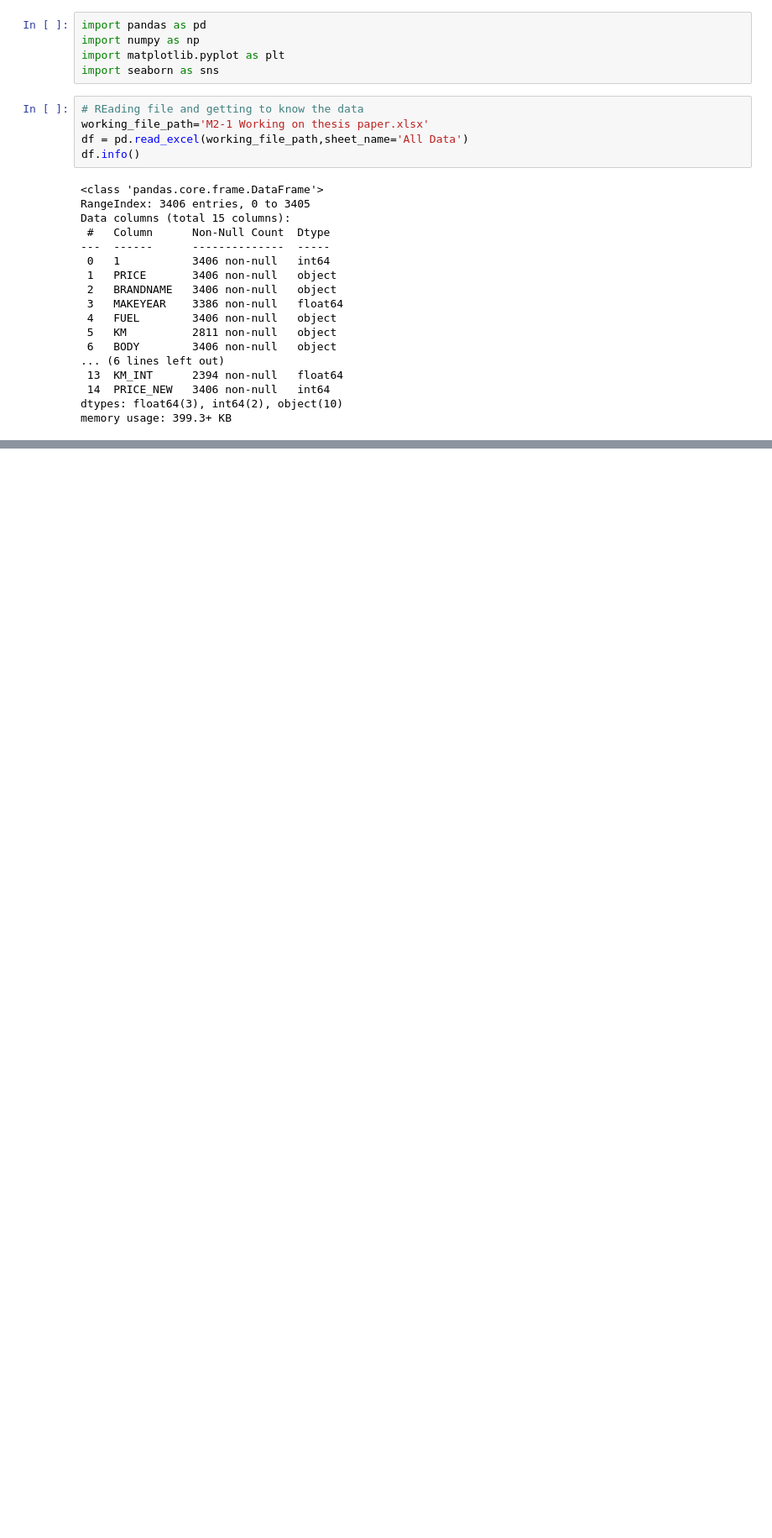
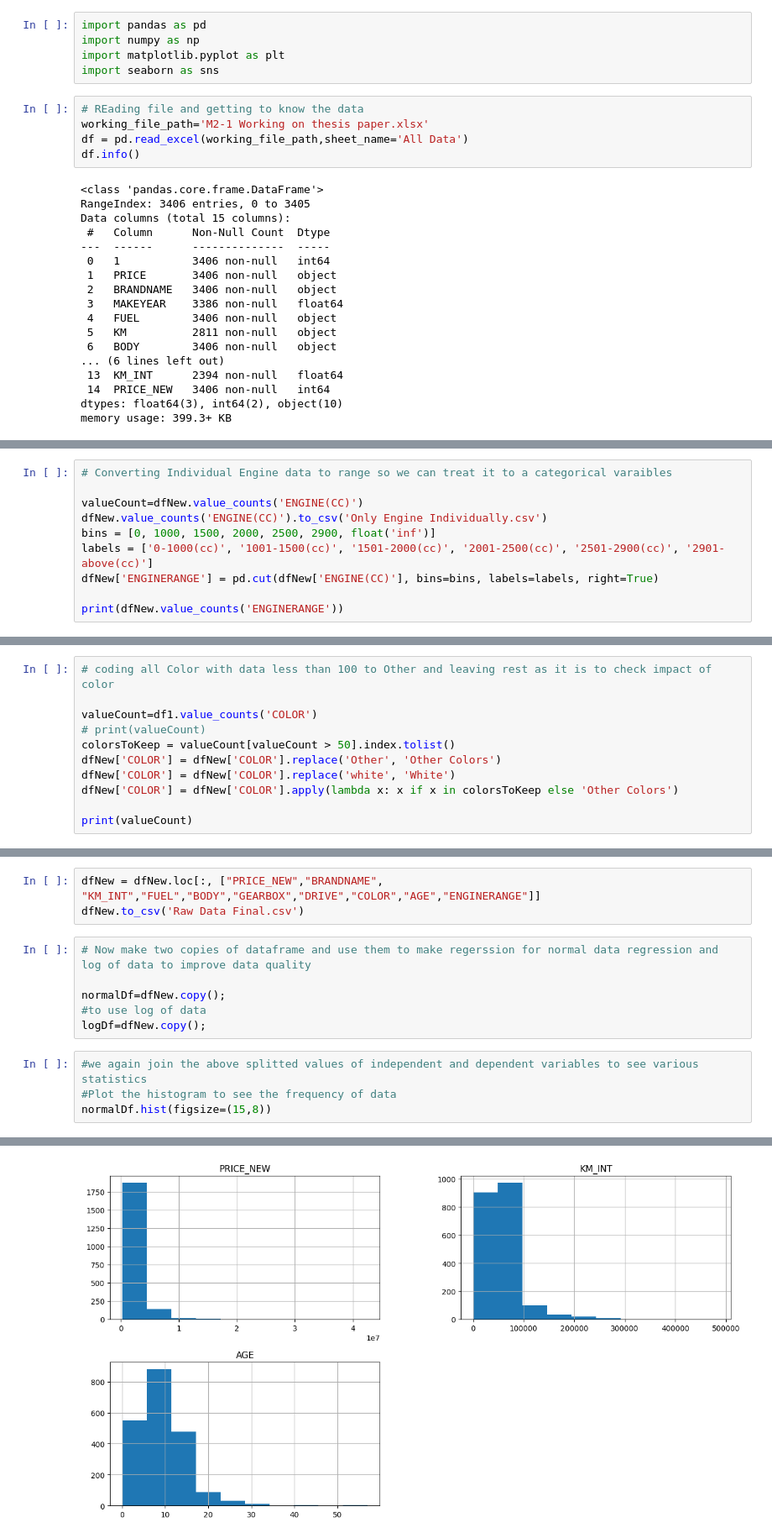
Before and after one commit to saagaar/For-thesis-Final---Scraping-car-data, a Jupyter notebook: thesis work/Preparing-dummy-variables-running-regression.ipynb, the cells around one changed output, grey strips where cells are left out. Shown: that part at 84% size. Cells and saved outputs as stored; diff of their text form; blank space fills up the shorter version.

Commit message:
Completed converting make year with age, converting engine to a range and converting all of these varaibles as dummy variables

```diff
--- a/thesis work/Preparing-dummy-variables-running-regression.ipynb
+++ b/thesis work/Preparing-dummy-variables-running-regression.ipynb
@@ -296,0 +128,10 @@ https://www.youtube.com/watch?v=xu0prYu5e-c&ab_channel=AliNasserEddine
+# %%
+# Converting Individual Engine data to range so we can treat it to a categorical varaibles
+
+valueCount=dfNew.value_counts('ENGINE(CC)')
+dfNew.value_counts('ENGINE(CC)').to_csv('Only Engine Individually.csv')
+bins = [0, 1000, 1500, 2000, 2500, 2900, float('inf')]
+labels = ['0-1000(cc)', '1001-1500(cc)', '1501-2000(cc)', '2001-2500(cc)', '2501-2900(cc)', '2901-above(cc)']
+dfNew['ENGINERANGE'] = pd.cut(dfNew['ENGINE(CC)'], bins=bins, labels=labels, right=True)
+
+print(dfNew.value_counts('ENGINERANGE'))
@@ -296,0 +147,11 @@ https://www.youtube.com/watch?v=xu0prYu5e-c&ab_channel=AliNasserEddine
+# %%
+# coding all Color with data less than 100 to Other and leaving rest as it is to check impact of color
+
+valueCount=df1.value_counts('COLOR')
+# print(valueCount)
+colorsToKeep = valueCount[valueCount > 50].index.tolist()
+dfNew['COLOR'] = dfNew['COLOR'].replace('Other', 'Other Colors')
+dfNew['COLOR'] = dfNew['COLOR'].replace('white', 'White')
+dfNew['COLOR'] = dfNew['COLOR'].apply(lambda x: x if x in colorsToKeep else 'Other Colors')
+
+print(valueCount)
@@ -296,0 +176,14 @@ https://www.youtube.com/watch?v=xu0prYu5e-c&ab_channel=AliNasserEddine
+# %%
+dfNew = dfNew.loc[:, ["PRICE_NEW","BRANDNAME", "KM_INT","FUEL","BODY","GEARBOX","DRIVE","COLOR","AGE","ENGINERANGE"]]
+dfNew.to_csv('Raw Data Final.csv')
+# %%
+# Now make two copies of dataframe and use them to make regerssion for normal data regression and log of data to improve data quality
+
+normalDf=dfNew.copy();
+#to use log of data
+logDf=dfNew.copy();
+# %%
+#we again join the above splitted values of independent and dependent variables to see various statistics
+#Plot the histogram to see the frequency of data
+normalDf.hist(figsize=(15,8))
+# %% [output]
@@ -296,0 +193 @@ https://www.youtube.com/watch?v=xu0prYu5e-c&ab_channel=AliNasserEddine
+[figure, added]
```
Also changed, not shown: parts of 34 cells of this notebook, 10 other files.
